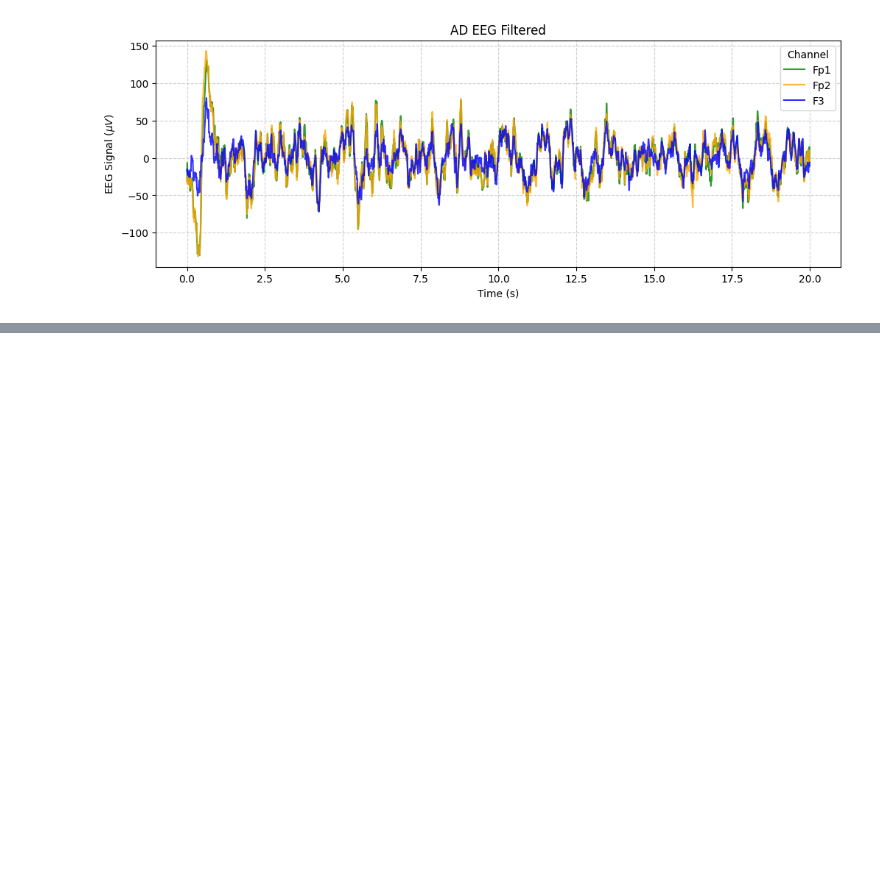
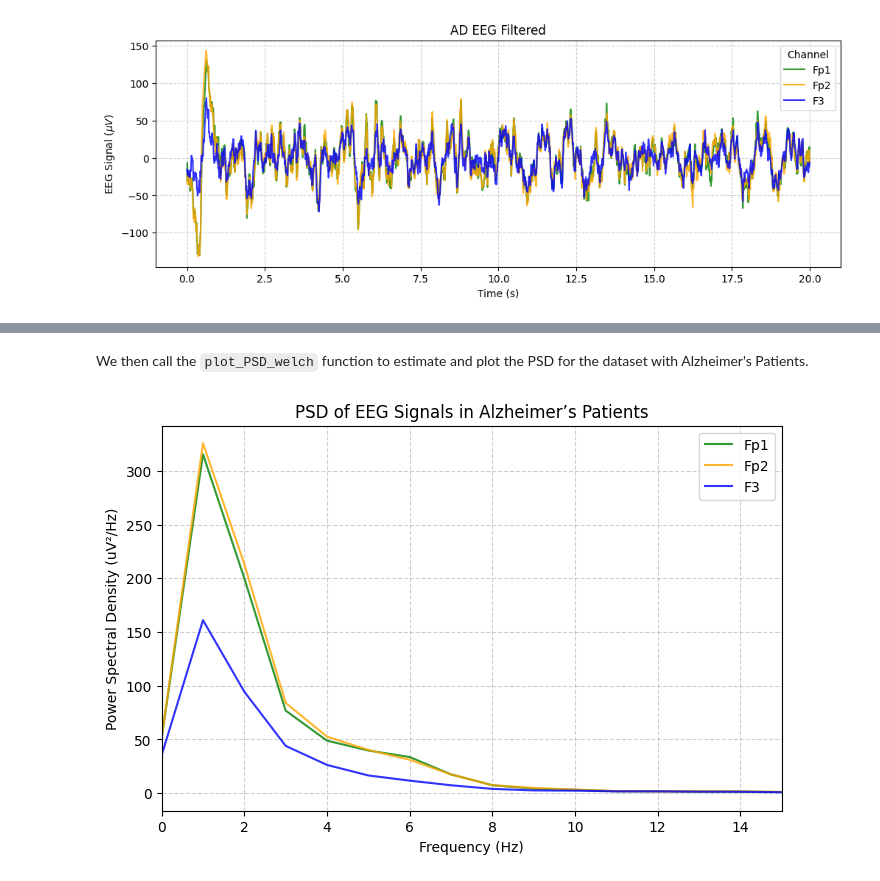
Before and after one commit to Aaron3963/COGS118C_Project, a Jupyter notebook: project.ipynb, the cells around one changed output, grey strips where cells are left out. Saved outputs shown, nothing was run; the diff lists cells and outputs as text; code cells hidden in the pictures; blank space fills up the shorter version.

```diff
--- a/project.ipynb
+++ b/project.ipynb
@@ -113,0 +117,24 @@ plot_EEG(df_AD, "AD EEG Filtered")
+# %%
+def plot_PSD_welch(df, title, nperseg):
+    freqs, psd_Fp1 = welch(df["Fp1"].values, fs=F_s, nperseg=nperseg)
+    _, psd_Fp2 = welch(df["Fp2"].values, fs=F_s, nperseg=nperseg)
+    _, psd_F3 = welch(df["F3"].values, fs=F_s, nperseg=nperseg)
+
+    plt.figure(figsize=(8, 5))
+    plt.plot(freqs, psd_Fp1, label="Fp1", color = "green", alpha=0.8)
+    plt.plot(freqs, psd_Fp2, label="Fp2", color = "orange", alpha=0.8)
+    plt.plot(freqs, psd_F3, label="F3", color = "blue", alpha=0.8)
+
+    plt.xlabel("Frequency (Hz)")
+    plt.xlim(0, 15)
+    plt.ylabel("Power Spectral Density (uV²/Hz)")
+    plt.title(title)
+    plt.grid(linestyle='--', alpha=0.6)
+    plt.legend()
+    plt.show()
+# %% [markdown]
+We then call the `plot_PSD_welch` function to estimate and plot the PSD for the dataset with Alzheimer's Patients.
+# %%
+plot_PSD_welch(df_AD, "PSD of EEG Signals in Alzheimer’s Patients", 500)
+# %% [output]
+[figure, added]
```
Also changed, not shown: parts of 6 cells of this notebook.
